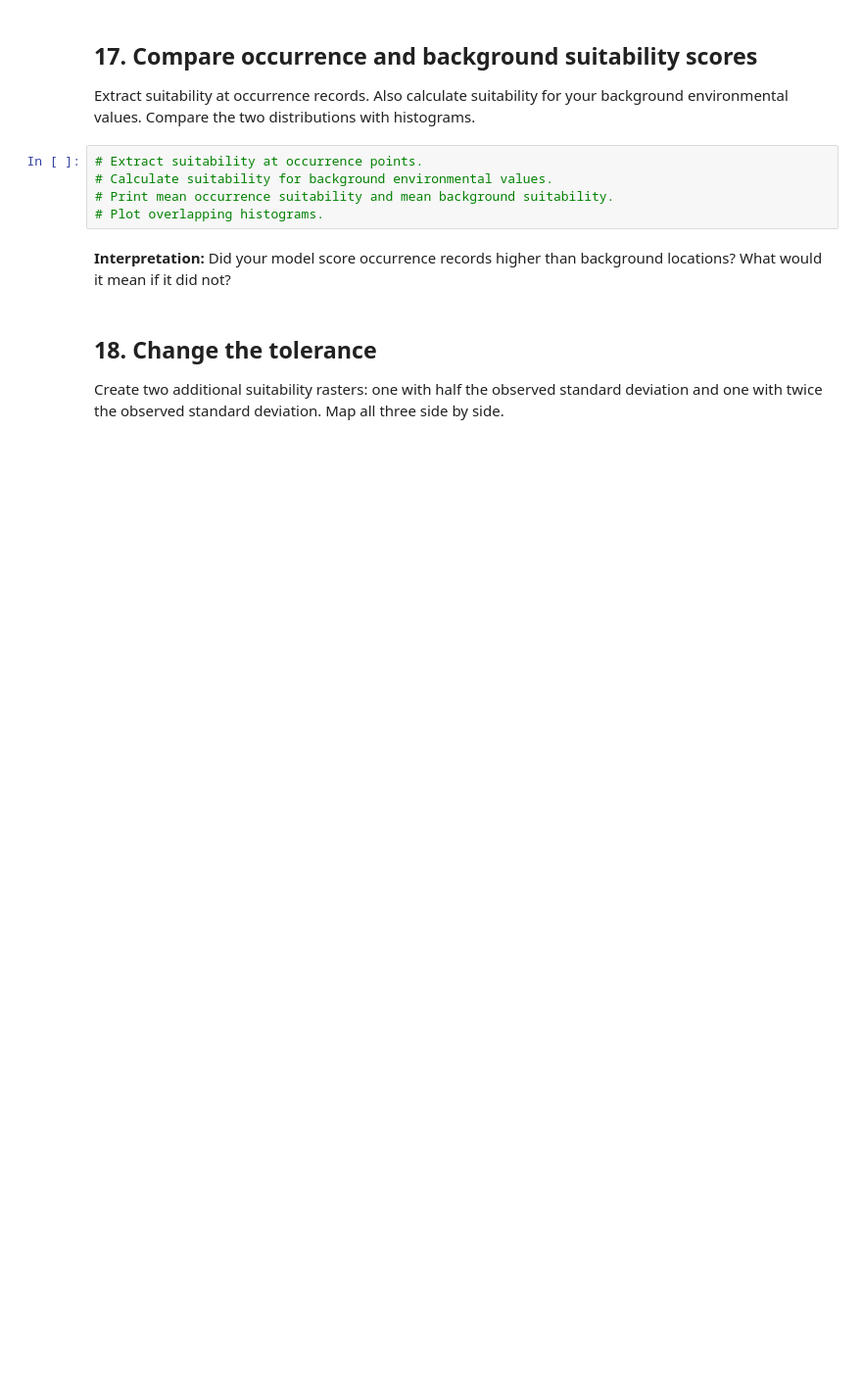
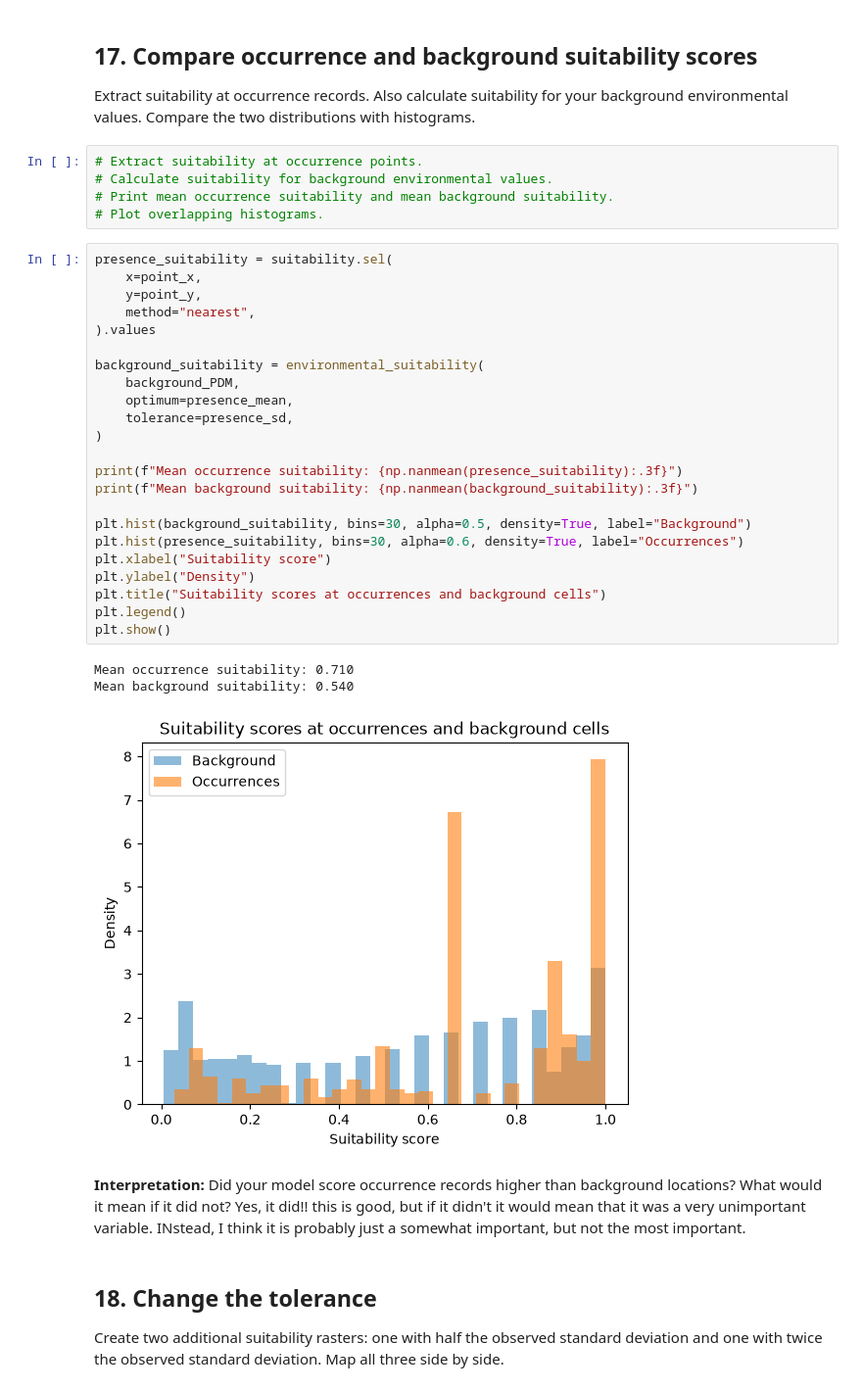
Before and after one commit to Braeclin/BIO597-SpatialBiodiversity, a Jupyter notebook: docs/assignments/Assignment-06-FirstPrinciplesSDM.ipynb, the cells around one changed output. Shown at 98% size. Drawn from its saved outputs; the diff is of its cells as text; blank space fills up the shorter version.

```diff
--- a/docs/assignments/Assignment-06-FirstPrinciplesSDM.ipynb
+++ b/docs/assignments/Assignment-06-FirstPrinciplesSDM.ipynb
@@ -429,8 +451,36 @@ Extract suitability at occurrence records. Also calculate suitability for your b
 # Calculate suitability for background environmental values.
 # Print mean occurrence suitability and mean background suitability.
 # Plot overlapping histograms.
+# %%
+presence_suitability = suitability.sel(
+    x=point_x,
+    y=point_y,
+    method="nearest",
+).values
+
+background_suitability = environmental_suitability(
+    background_PDM,
+    optimum=presence_mean,
+    tolerance=presence_sd,
+)
+
+print(f"Mean occurrence suitability: {np.nanmean(presence_suitability):.3f}")
+print(f"Mean background suitability: {np.nanmean(background_suitability):.3f}")
+
+plt.hist(background_suitability, bins=30, alpha=0.5, density=True, label="Background")
+plt.hist(presence_suitability, bins=30, alpha=0.6, density=True, label="Occurrences")
+plt.xlabel("Suitability score")
+plt.ylabel("Density")
+plt.title("Suitability scores at occurrences and background cells")
+plt.legend()
+plt.show()
+# %% [output]
+Mean occurrence suitability: 0.710
+Mean background suitability: 0.540
+[figure, added]
 # %% [markdown]
 **Interpretation:** Did your model score occurrence records higher than background locations? What would it mean if it did not?
+Yes, it did!! this is good, but if it didn't it would mean that it was a very unimportant variable. INstead, I think it is probably just a somewhat important, but not the most important.
 # %% [markdown]
 ## 18. Change the tolerance
 
```
Also changed, not shown: parts of 9 cells of this notebook.
